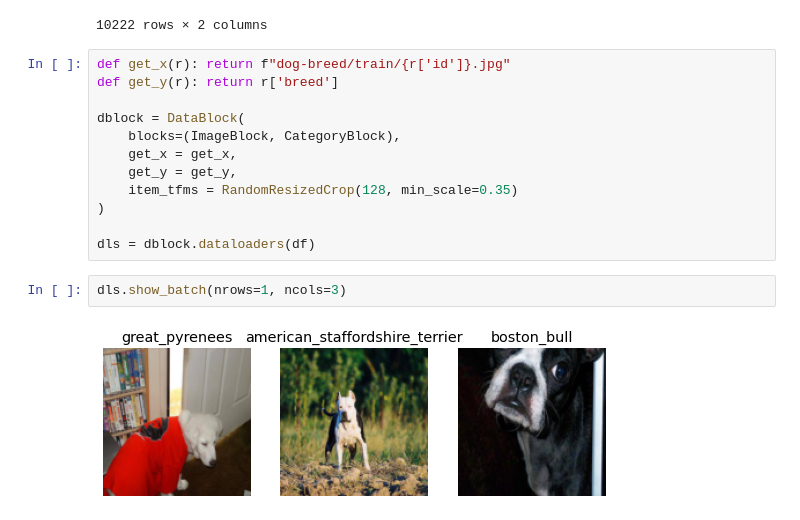
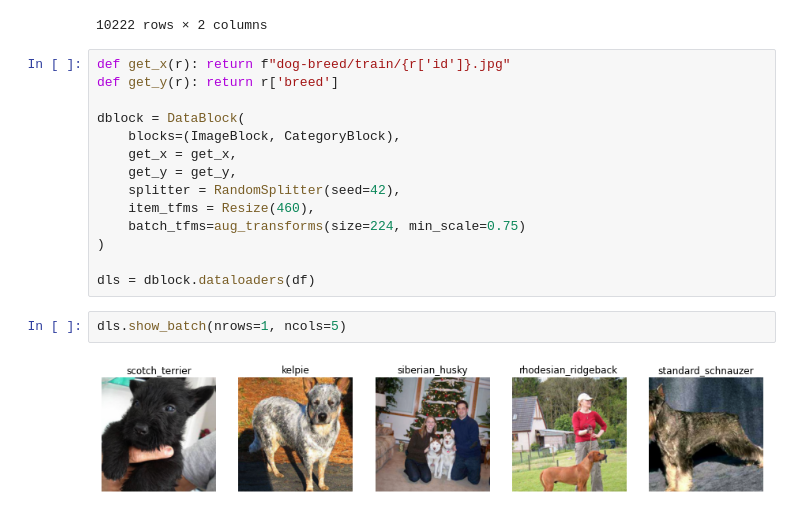
Before and after one commit to willystw/fastai-learning, a Jupyter notebook: dog-identification/Dog_Breed_Identification.ipynb, the cells around one changed output. Saved outputs shown, nothing was run; the diff lists cells and outputs as text.

```diff
--- a/dog-identification/Dog_Breed_Identification.ipynb
+++ b/dog-identification/Dog_Breed_Identification.ipynb
@@ -102,11 +104,13 @@ dblock = DataBlock(
     blocks=(ImageBlock, CategoryBlock),
     get_x = get_x,
     get_y = get_y,
-    item_tfms = RandomResizedCrop(128, min_scale=0.35)
+    splitter = RandomSplitter(seed=42),
+    item_tfms = Resize(460),
+    batch_tfms=aug_transforms(size=224, min_scale=0.75)
 )
 
 dls = dblock.dataloaders(df)
 # %%
-dls.show_batch(nrows=1, ncols=3)
+dls.show_batch(nrows=1, ncols=5)
 # %% [output]
-[figure, old version]
+[figure, new version]
```
Also changed, not shown: parts of 7 cells of this notebook.
